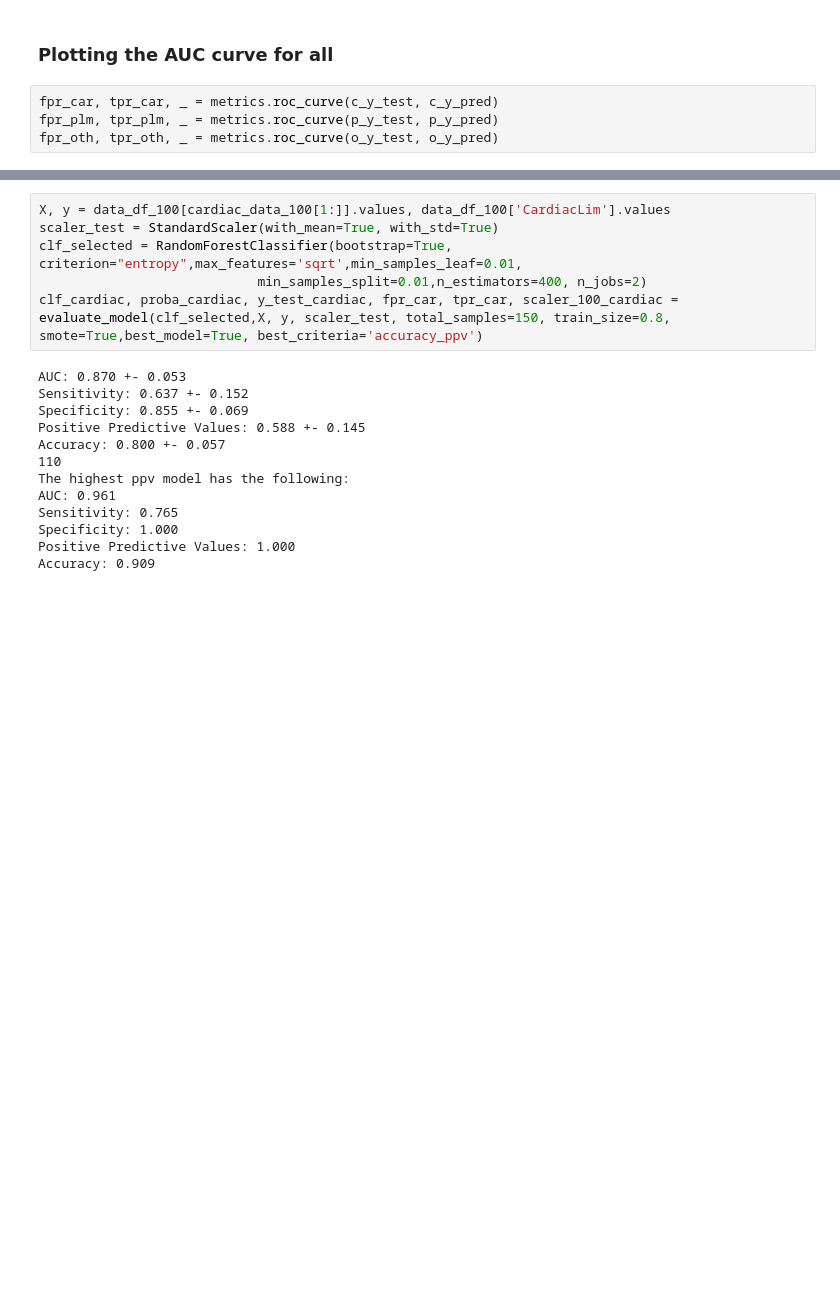
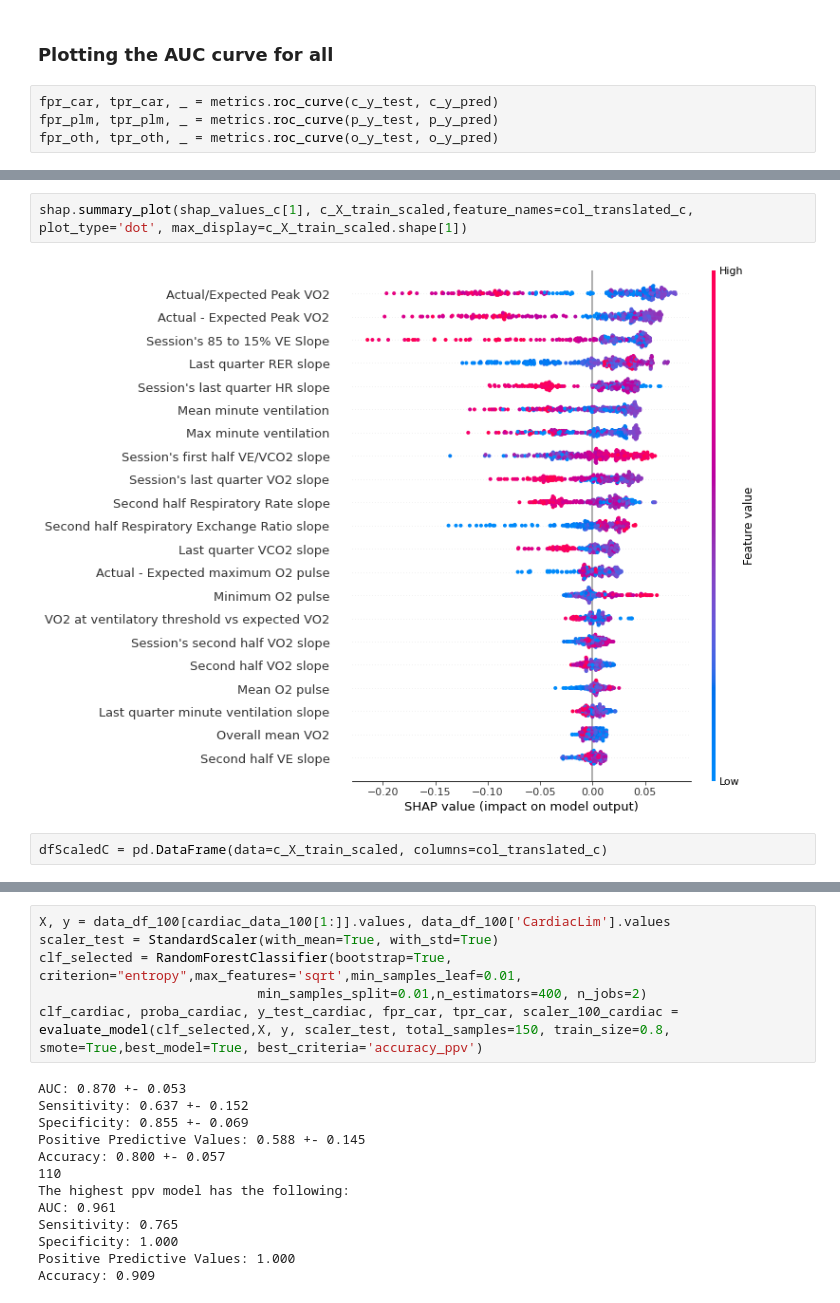
Before and after one commit to julioportellah/cpet-dashboard-backend, a Jupyter notebook: custom_shap/time_kfold_analysis_models.ipynb, the cells around one changed output, grey strips where cells are left out. Cells and saved outputs as stored; diff of their text form; blank space fills up the shorter version.

```diff
--- a/custom_shap/time_kfold_analysis_models.ipynb
+++ b/custom_shap/time_kfold_analysis_models.ipynb
@@ -854,0 +453,6 @@ rest_data_df_100.loc[rest_data_df_100.PulmonaryLim==1].groupby(['sex']).count()
+# %%
+shap.summary_plot(shap_values_c[1], c_X_train_scaled,feature_names=col_translated_c, plot_type='dot', max_display=c_X_train_scaled.shape[1])
+# %% [output]
+[figure, added]
+# %%
+dfScaledC = pd.DataFrame(data=c_X_train_scaled, columns=col_translated_c)
```
Also changed, not shown: parts of 67 cells of this notebook.
